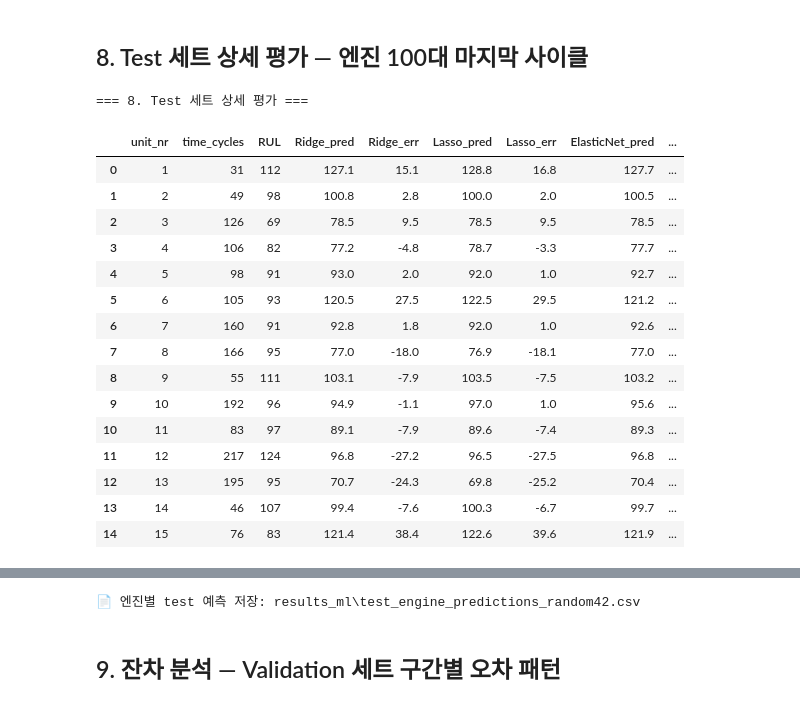
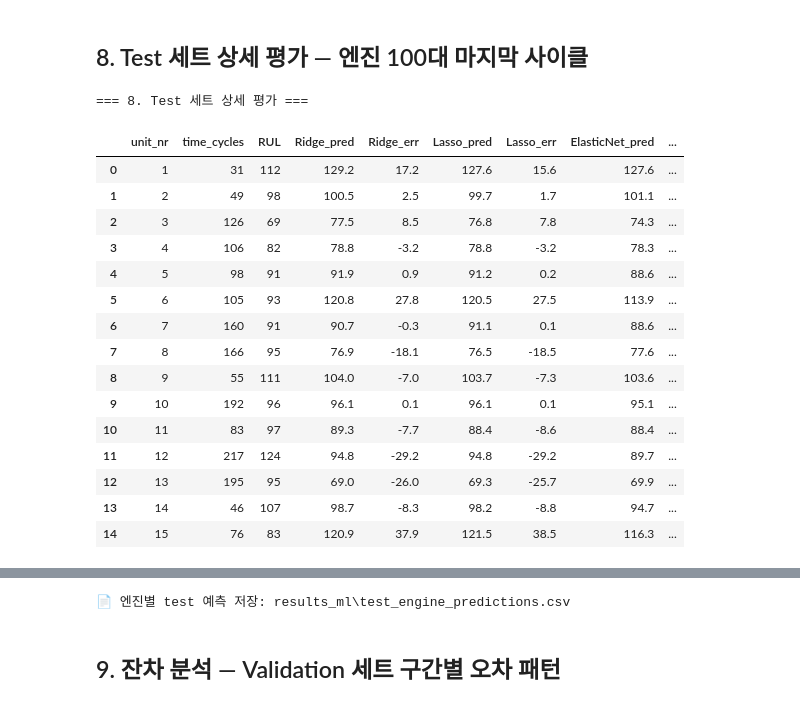
Before and after one commit to dlalswns0211/sparta_project_4_team16, a Jupyter notebook: MJ/CMAPSS_ML_FD001_MJ.ipynb, the cells around one changed output, grey strips where cells are left out. Drawn from its saved outputs; the diff is of its cells as text; code cells hidden in the pictures.

```diff
--- a/MJ/CMAPSS_ML_FD001_MJ.ipynb
+++ b/MJ/CMAPSS_ML_FD001_MJ.ipynb
@@ -564,8 +573,9 @@ for mname in linear_models:
     best_model.fit(Xls_sub, y_sub)
 
     cv_res = cv_score(lambda: best_model.__class__(**best_model.get_params()), Xls_sub, y_sub, groups)
-    val_metrics = get_metrics(y_val, best_model.predict(Xls_val))
-    test_metrics = get_metrics(y_test, best_model.predict(Xls_test))
+    val_metrics   = get_metrics(y_val, best_model.predict(Xls_val))
+    val_eval_nasa = get_eval_nasa(best_model, val_eval[FEATURES_LINEAR], y_val_eval)
+    test_metrics  = get_metrics(y_test, best_model.predict(Xls_test))
 
     ALL_RESULTS[mname] = {
         'type': 'linear',
@@ -575,6 +585,7 @@ for mname in linear_models:
         'cv_rmse_std': cv_res['cv_rmse_std'],
         'cv_nasa': cv_res['cv_nasa_mean'],
         'val_metrics': val_metrics,
+        'val_eval_nasa': val_eval_nasa,
         'test_metrics': test_metrics,
         'fit_seconds': time.time() - t0,
         'feature_count': len(FEATURES_LINEAR),
@@ -587,7 +598,7 @@ for mname in linear_models:
         mlflow.log_params(best_params)
         mlflow.log_params({
             'feature_count': len(FEATURES_LINEAR),
-            'uses_scaler': True,
+            'uses_scaler': False,
         })
         mlflow.log_metrics({
             'cv_rmse': cv_res['cv_rmse_mean'],
@@ -596,7 +607,7 @@ for mname in linear_models:
             'val_rmse': val_metrics['RMSE'],
             'val_mae': val_metrics['MAE'],
             'val_r2': val_metrics['R2'],
-            'val_nasa': val_metrics['NASA_Score'],
+            'val_eval_nasa': val_eval_nasa,
             'test_rmse': test_metrics['RMSE'],
             'test_mae': test_metrics['MAE'],
             'test_r2': test_metrics['R2'],
@@ -605,6 +616,6 @@ for mname in linear_models:
         })
         mlflow.sklearn.log_model(best_model, artifact_path=f'model_{mname}')
 
-    print(f'  완료 | CV RMSE={cv_res["cv_rmse_mean"]:.3f} | Val RMSE={val_metrics["RMSE"]:.3f} | Test RMSE={test_metrics["RMSE"]:.3f}')
+    print(f'  완료 | CV RMSE={cv_res["cv_rmse_mean"]:.3f} | Val RMSE={val_metrics["RMSE"]:.3f} | Val NASA(eval)={val_eval_nasa:.1f} | Test NASA={test_metrics["NASA_Score"]:.1f}')
 # %% [output]
 === 5. 선형 모델 학습 ===
@@ -690,8 +701,9 @@ for mname in tree_models:
     best_model.fit(X_sub, y_sub)
 
     cv_res = cv_score(lambda: best_model.__class__(**best_model.get_params()), X_sub, y_sub, groups)
-    val_metrics  = get_metrics(y_val,  best_model.predict(X_val))
-    test_metrics = get_metrics(y_test, best_model.predict(X_test))
+    val_metrics   = get_metrics(y_val,  best_model.predict(X_val))
+    val_eval_nasa = get_eval_nasa(best_model, X_val_eval, y_val_eval)
+    test_metrics  = get_metrics(y_test, best_model.predict(X_test))
 
     ALL_RESULTS[mname] = {
         'type': 'tree',
@@ -701,6 +713,7 @@ for mname in tree_models:
         'cv_rmse_std': cv_res['cv_rmse_std'],
         'cv_nasa': cv_res['cv_nasa_mean'],
         'val_metrics': val_metrics,
+        'val_eval_nasa': val_eval_nasa,
         'test_metrics': test_metrics,
         'fit_seconds': time.time() - t0,
         'feature_count': len(FEATURES_TREE),
@@ -722,7 +735,7 @@ for mname in tree_models:
             'val_rmse': val_metrics['RMSE'],
             'val_mae': val_metrics['MAE'],
             'val_r2': val_metrics['R2'],
-            'val_nasa': val_metrics['NASA_Score'],
+            'val_eval_nasa': val_eval_nasa,
             'test_rmse': test_metrics['RMSE'],
             'test_mae': test_metrics['MAE'],
             'test_r2': test_metrics['R2'],
@@ -731,6 +744,6 @@ for mname in tree_models:
         })
         mlflow.sklearn.log_model(best_model, artifact_path=f'model_{mname}')
 
-    print(f'  완료 | CV RMSE={cv_res["cv_rmse_mean"]:.3f} | Val RMSE={val_metrics["RMSE"]:.3f} | Test RMSE={test_metrics["RMSE"]:.3f}')
+    print(f'  완료 | CV RMSE={cv_res["cv_rmse_mean"]:.3f} | Val RMSE={val_metrics["RMSE"]:.3f} | Val NASA(eval)={val_eval_nasa:.1f} | Test NASA={test_metrics["NASA_Score"]:.1f}')
 # %% [output]
 === 6. 트리 모델 학습 ===
@@ -772,7 +785,7 @@ for mname, res in ALL_RESULTS.items():
         'Val RMSE': round(res['val_metrics']['RMSE'], 3),
         'Val MAE': round(res['val_metrics']['MAE'], 3),
         'Val R²': round(res['val_metrics']['R2'], 4),
-        'Val NASA': round(res['val_metrics']['NASA_Score'], 1),
+        'Val NASA(eval)': round(res['val_eval_nasa'], 1),
         'Test RMSE': round(res['test_metrics']['RMSE'], 3),
         'Test MAE': round(res['test_metrics']['MAE'], 3),
         'Test R²': round(res['test_metrics']['R2'], 4),
@@ -781,16 +794,15 @@ for mname, res in ALL_RESULTS.items():
     })
 
 result_df = pd.DataFrame(rows)
-result_df['rank_key_1'] = result_df['Val RMSE']
-result_df['rank_key_2'] = result_df['CV RMSE']
-result_df['rank_key_3'] = result_df['Val NASA']
-result_df = result_df.sort_values(['rank_key_1', 'rank_key_2', 'rank_key_3']).reset_index(drop=True)
+result_df['rank_key_1'] = result_df['Val NASA(eval)']
+result_df['rank_key_2'] = result_df['Val RMSE']
+result_df = result_df.sort_values(['rank_key_1', 'rank_key_2']).reset_index(drop=True)
 result_df['선정순위'] = np.arange(1, len(result_df)+1)
 display_cols = ['선정순위','모델','구분','Feature Count','CV RMSE','CV RMSE Std','CV NASA',
-                'Val RMSE','Val MAE','Val R²','Val NASA',
+                'Val RMSE','Val MAE','Val R²','Val NASA(eval)',
                 'Test RMSE','Test MAE','Test R²','Test NASA','학습시간(초)']
 display(result_df[display_cols]
-        .style.background_gradient(subset=['Val RMSE','CV RMSE','Val NASA','Test RMSE','Test NASA'], cmap='RdYlGn_r')
+        .style.background_gradient(subset=['Val NASA(eval)','Val RMSE','CV RMSE','Test NASA','Test RMSE'], cmap='RdYlGn_r')
               .background_gradient(subset=['Val R²','Test R²'], cmap='RdYlGn'))
 
 best_model_name = result_df.iloc[0]['모델']
@@ -804,7 +816,7 @@ print(f'   Val RMSE={best_res["val_metrics"]["RMSE"]:.3f} | CV RMSE={best_res["c
 print(f'🌲 최고 트리 모델: {best_tree_name}')
 print(f'📏 최고 선형 모델: {best_lin_name}')
 
-result_csv_path = os.path.join(RESULT_DIR, 'model_comparison_random42.csv')
+result_csv_path = os.path.join(RESULT_DIR, 'model_comparison.csv')
 result_df[display_cols].to_csv(result_csv_path, index=False, encoding='utf-8-sig')
 print(f'📄 성능표 저장: {result_csv_path}')
 # %% [output]
@@ -882,48 +894,48 @@ test_pred_all = {}
 for mname, res in ALL_RESULTS.items():
     test_pred_all[mname] = predict_for_result(res, Xls_test, X_test)
 
 test_detail = test_eval[['unit_nr', 'time_cycles', 'RUL']].copy()
 for mname, pred in test_pred_all.items():
     test_detail[f'{mname}_pred'] = np.round(pred, 1)
     test_detail[f'{mname}_err'] = np.round(pred - test_detail['RUL'].values, 1)
 
 display(test_detail.head(15))
 
 err_summary = []
 for mname, pred in test_pred_all.items():
     errs = pred - y_test.values
     err_summary.append({
         '모델': mname,
         '평균 오차(bias)': round(errs.mean(), 2),
         '오차 표준편차': round(errs.std(), 2),
         '조기예측 비율': f'{(errs < 0).mean()*100:.1f}%',
         '늦은예측 비율': f'{(errs > 0).mean()*100:.1f}%',
         '|오차|≤10 비율': f'{(np.abs(errs) <= 10).mean()*100:.1f}%',
         '|오차|≤20 비율': f'{(np.abs(errs) <= 20).mean()*100:.1f}%',
     })
 err_summary_df = pd.DataFrame(err_summary).set_index('모델')
 display(err_summary_df)
 
-test_detail_path = os.path.join(RESULT_DIR, 'test_engine_predictions_random42.csv')
+test_detail_path = os.path.join(RESULT_DIR, 'test_engine_predictions.csv')
 test_detail.to_csv(test_detail_path, index=False, encoding='utf-8-sig')
 print(f'📄 엔진별 test 예측 저장: {test_detail_path}')
 # %% [output]
 === 8. Test 세트 상세 평가 ===
 |  | unit_nr | time_cycles | RUL | Ridge_pred | Ridge_err | Lasso_pred | Lasso_err | ElasticNet_pred | ... |
-| 0 | 1 | 31 | 112 | 127.1 | 15.1 | 128.8 | 16.8 | 127.7 | ... |
-| 1 | 2 | 49 | 98 | 100.8 | 2.8 | 100.0 | 2.0 | 100.5 | ... |
-| 2 | 3 | 126 | 69 | 78.5 | 9.5 | 78.5 | 9.5 | 78.5 | ... |
-| 3 | 4 | 106 | 82 | 77.2 | -4.8 | 78.7 | -3.3 | 77.7 | ... |
-| 4 | 5 | 98 | 91 | 93.0 | 2.0 | 92.0 | 1.0 | 92.7 | ... |
-| 5 | 6 | 105 | 93 | 120.5 | 27.5 | 122.5 | 29.5 | 121.2 | ... |
-| 6 | 7 | 160 | 91 | 92.8 | 1.8 | 92.0 | 1.0 | 92.6 | ... |
-| 7 | 8 | 166 | 95 | 77.0 | -18.0 | 76.9 | -18.1 | 77.0 | ... |
-| 8 | 9 | 55 | 111 | 103.1 | -7.9 | 103.5 | -7.5 | 103.2 | ... |
-| 9 | 10 | 192 | 96 | 94.9 | -1.1 | 97.0 | 1.0 | 95.6 | ... |
-| 10 | 11 | 83 | 97 | 89.1 | -7.9 | 89.6 | -7.4 | 89.3 | ... |
-| 11 | 12 | 217 | 124 | 96.8 | -27.2 | 96.5 | -27.5 | 96.8 | ... |
-| 12 | 13 | 195 | 95 | 70.7 | -24.3 | 69.8 | -25.2 | 70.4 | ... |
-| 13 | 14 | 46 | 107 | 99.4 | -7.6 | 100.3 | -6.7 | 99.7 | ... |
-| 14 | 15 | 76 | 83 | 121.4 | 38.4 | 122.6 | 39.6 | 121.9 | ... |
+| 0 | 1 | 31 | 112 | 129.2 | 17.2 | 127.6 | 15.6 | 127.6 | ... |
+| 1 | 2 | 49 | 98 | 100.5 | 2.5 | 99.7 | 1.7 | 101.1 | ... |
+| 2 | 3 | 126 | 69 | 77.5 | 8.5 | 76.8 | 7.8 | 74.3 | ... |
+| 3 | 4 | 106 | 82 | 78.8 | -3.2 | 78.8 | -3.2 | 78.3 | ... |
+| 4 | 5 | 98 | 91 | 91.9 | 0.9 | 91.2 | 0.2 | 88.6 | ... |
+| 5 | 6 | 105 | 93 | 120.8 | 27.8 | 120.5 | 27.5 | 113.9 | ... |
+| 6 | 7 | 160 | 91 | 90.7 | -0.3 | 91.1 | 0.1 | 88.6 | ... |
+| 7 | 8 | 166 | 95 | 76.9 | -18.1 | 76.5 | -18.5 | 77.6 | ... |
+| 8 | 9 | 55 | 111 | 104.0 | -7.0 | 103.7 | -7.3 | 103.6 | ... |
+| 9 | 10 | 192 | 96 | 96.1 | 0.1 | 96.1 | 0.1 | 95.1 | ... |
+| 10 | 11 | 83 | 97 | 89.3 | -7.7 | 88.4 | -8.6 | 88.4 | ... |
+| 11 | 12 | 217 | 124 | 94.8 | -29.2 | 94.8 | -29.2 | 89.7 | ... |
+| 12 | 13 | 195 | 95 | 69.0 | -26.0 | 69.3 | -25.7 | 69.9 | ... |
+| 13 | 14 | 46 | 107 | 98.7 | -8.3 | 98.2 | -8.8 | 94.7 | ... |
+| 14 | 15 | 76 | 83 | 120.9 | 37.9 | 121.5 | 38.5 | 116.3 | ... |
 |  | 평균 오차(bias) | 오차 표준편차 | 조기예측 비율 | 늦은예측 비율 | |오차|≤10 비율 | |오차|≤20 비율 |
 | 모델 |  |  |  |  |  |  |
@@ -936,4 +948,4 @@ print(f'📄 엔진별 test 예측 저장: {test_detail_path}')
-📄 엔진별 test 예측 저장: results_ml\test_engine_predictions_random42.csv
+📄 엔진별 test 예측 저장: results_ml\test_engine_predictions.csv
 # %% [markdown]
 ## 9. 잔차 분석 — Validation 세트 구간별 오차 패턴
 # %%
```
Also changed, not shown: parts of 18 cells of this notebook, 8 other files.
